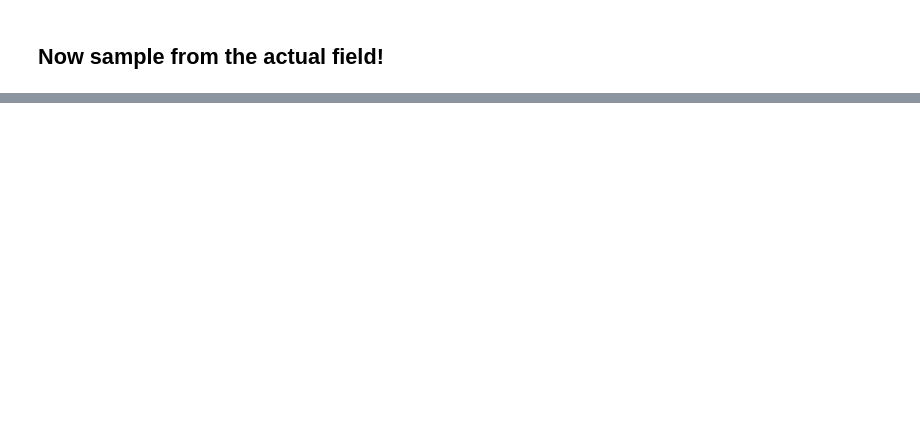
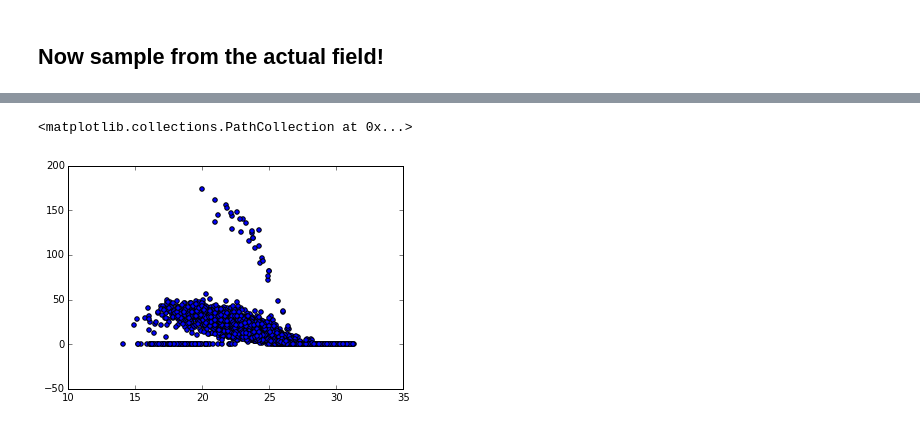
Before and after one commit to lsst-sims/MW-Flare, a Jupyter notebook: figures.ipynb, the cells around one changed output, grey strips where cells are left out. Cells and saved outputs as stored; diff of their text form; code cells hidden in the pictures; blank space fills up the shorter version.

```diff
--- a/figures.ipynb
+++ b/figures.ipynb
@@ -176,0 +177,43 @@ array([ 3.47712125,  3.60205999,  3.69897   ,  3.77815125,  3.84509804])
+# %%
+# Count how many flares are returned for each star
+Nflares = np.zeros(Nstars)
+
+# loop over all Nstars and measure flare returns!
+for k in range(Nstars):
+    # which are bin?
+    wage = min(np.where((Age_bins >= np.float(age[k])))[0]) - 1
+
+    # which temp bin?
+    wteff = min(np.where((Teff_bins >= np.float(teff[k])))[0]) - 1
+
+    # pick the activity level based on that
+    aa = alpha_matrix[wteff, wage]
+
+    # pick the correct flare light curve
+    if aa == 1:
+        tt, ff = s_time1, s_flux1
+    if aa == 0:
+        tt, ff = s_time2, s_flux2
+    if aa == -1:
+        tt, ff = s_time3, s_flux3
+    if aa == -2:
+        tt, ff = s_time4, s_flux4
+    if aa == -4:
+        tt, ff = s_time5, s_flux5
+    if aa == -6:
+        tt, ff = s_time6, s_flux6
+    if aa < -6: # no flares
+        tt, ff = s_time6, s_flux6 * 0.0
+
+    # down-sample to LSST cadence
+    t,f = toymodel.downsample(tt, ff)
+
+    # find where LSST data >= Flare threshold (+ phot errors!)
+    ok = np.where((f <= (dmag_limit - gerr[k])))
+
+    Nflares[k] = len(ok[0])
+# %%
+plt.scatter(gmag, Nflares)
+# %% [output]
+<matplotlib.collections.PathCollection at 0x...>
+[figure, added]
```
Also changed, not shown: parts of 7 cells of this notebook, 1 other file.
